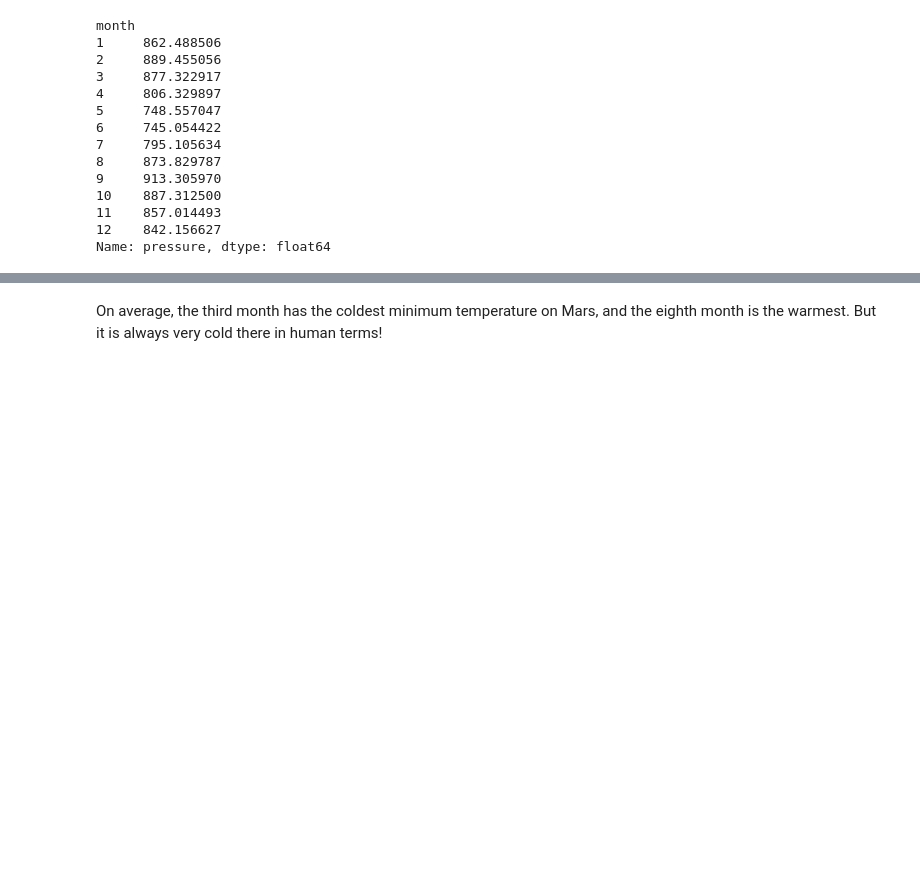
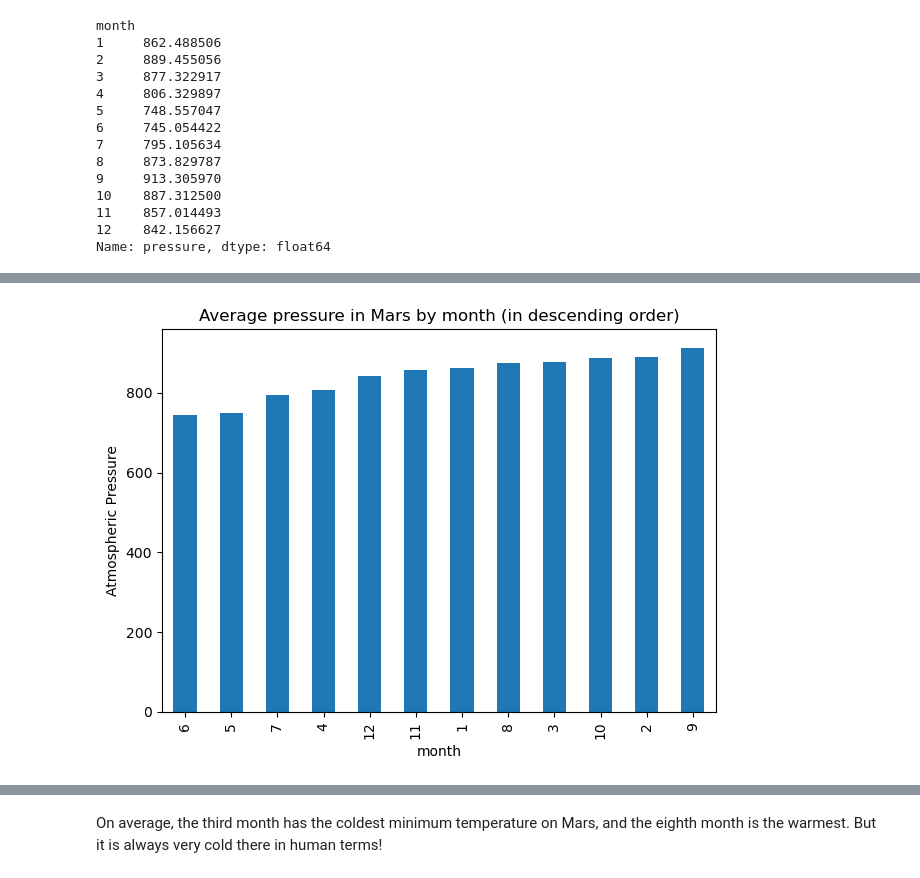
Before and after one commit to tsbarr/challenge-11, a Jupyter notebook: part_2_mars_weather.ipynb, the cells around one changed output, grey strips where cells are left out. Saved outputs shown, nothing was run; the diff lists cells and outputs as text; code cells hidden in the pictures; blank space fills up the shorter version.

```diff
--- a/part_2_mars_weather.ipynb
+++ b/part_2_mars_weather.ipynb
@@ -177,5 +209,7 @@ Name: min_temp, dtype: float64
 # %%
 # 4. Average pressure by Martian month
+avg_pressures = df.groupby('month').pressure.mean()
+avg_pressures
 # %% [output]
 month
 1     862.488506
@@ -198,2 +228,14 @@ Name: pressure, dtype: float64
+# %%
+# Plot the average pressure by month
+avg_pressures.sort_values().plot(
+    kind='bar',
+    xlabel='month',
+    ylabel='Atmospheric Pressure',
+    title='Average pressure in Mars by month (in descending order)'
+)
+plt.tight_layout()
+plt.show()
+# %% [output]
+[figure, added]
 # %%
 # 5. How many terrestrial (earth) days are there in a Martian year?
```
Also changed, not shown: parts of 12 cells of this notebook.
